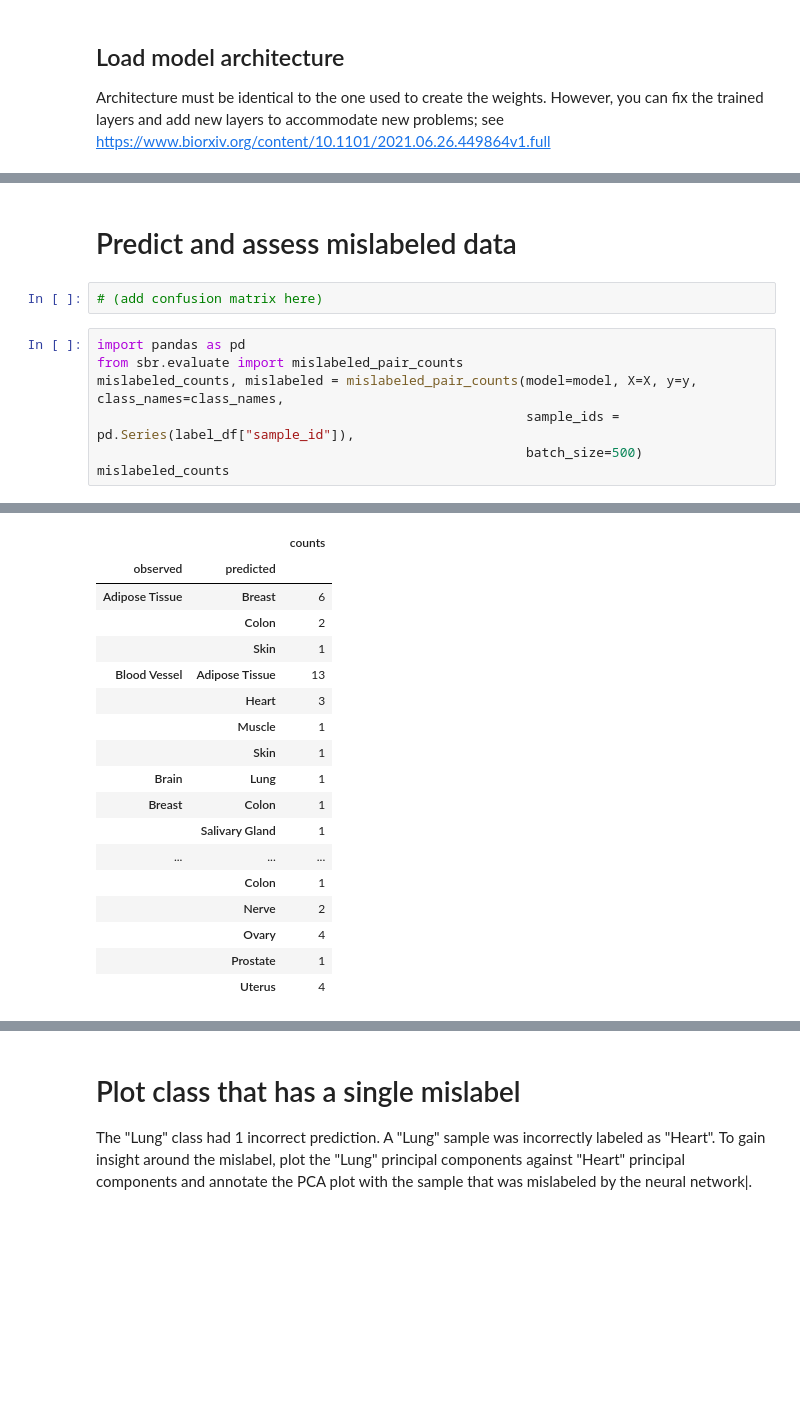
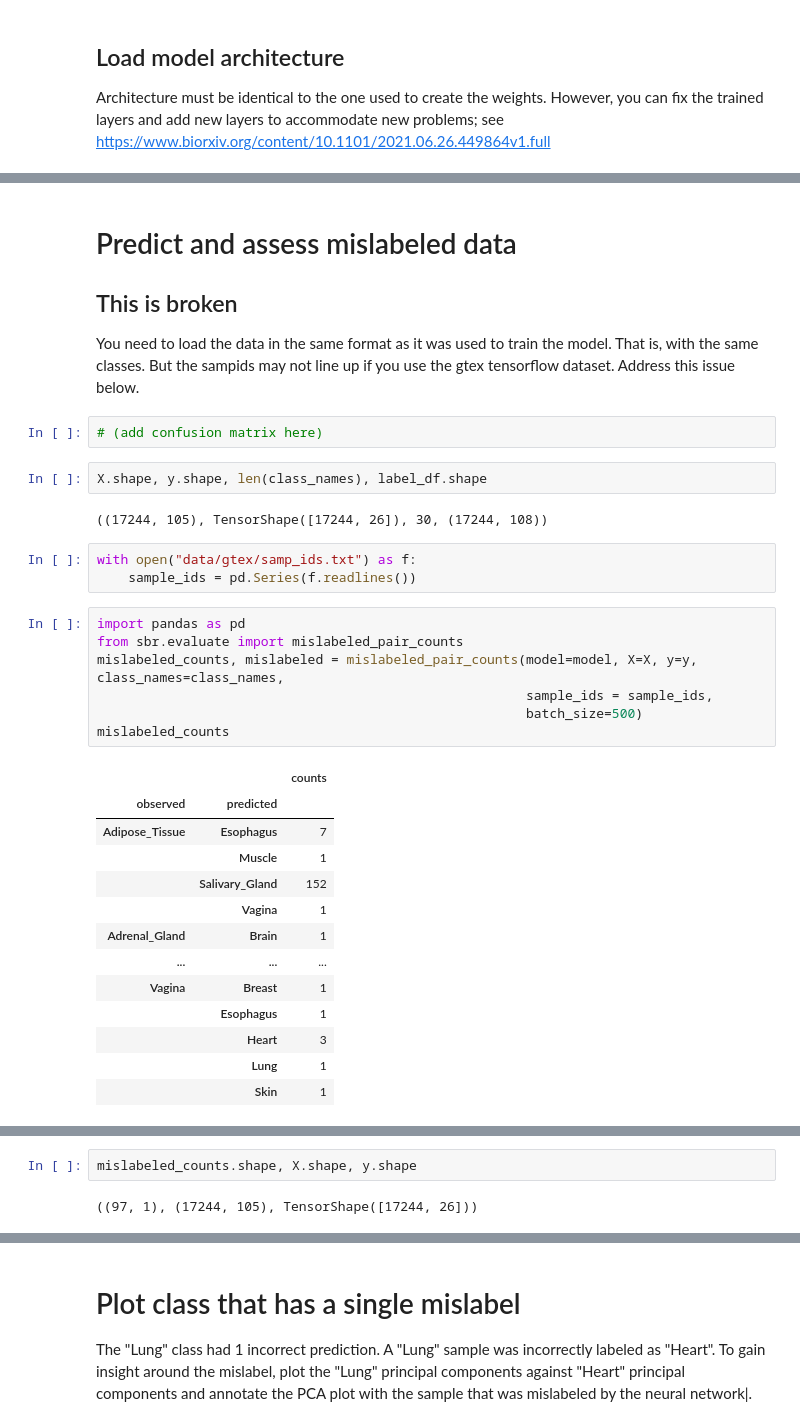
Before and after one commit to krobasky/tiscla, a Jupyter notebook: src/Predication_Pipeline.ipynb, the cells around one changed output, grey strips where cells are left out. Saved outputs shown, nothing was run; the diff lists cells and outputs as text; blank space fills up the shorter version.

```diff
--- a/src/Predication_Pipeline.ipynb
+++ b/src/Predication_Pipeline.ipynb
@@ -87,12 +91,35 @@ X.shape,y.shape
 # %% [markdown]
 # Predict and assess mislabeled data
+
+## This is broken
+You need to load the data in the same format as it was used to train the model. That is, with the same classes. But the sampids may not line up if you use the gtex tensorflow dataset. Address this issue below.
 # %%
 # (add confusion matrix here)
+# %%
+X.shape, y.shape, len(class_names), label_df.shape
+# %% [output]
+((17244, 105), TensorShape([17244, 26]), 30, (17244, 108))
+# %%
+with open("data/gtex/samp_ids.txt") as f:
+    sample_ids = pd.Series(f.readlines())
 # %%
 import pandas as pd
 from sbr.evaluate import mislabeled_pair_counts
 mislabeled_counts, mislabeled = mislabeled_pair_counts(model=model, X=X, y=y, class_names=class_names,
-                                                       sample_ids = pd.Series(label_df["sample_id"]),
+                                                       sample_ids = sample_ids,
                                                        batch_size=500)
 mislabeled_counts
 # %% [output]
+|  |  | counts |
+| observed | predicted |  |
+| Adipose_Tissue | Esophagus | 7 |
+|  | Muscle | 1 |
+|  | Salivary_Gland | 152 |
+|  | Vagina | 1 |
+| Adrenal_Gland | Brain | 1 |
+| ... | ... | ... |
+| Vagina | Breast | 1 |
+|  | Esophagus | 1 |
+|  | Heart | 3 |
+|  | Lung | 1 |
+|  | Skin | 1 |
@@ -101,18 +127,4 @@ mislabeled_counts
-|  |  | counts |
-| observed | predicted |  |
-| Adipose Tissue | Breast | 6 |
-|  | Colon | 2 |
-|  | Skin | 1 |
-| Blood Vessel | Adipose Tissue | 13 |
-|  | Heart | 3 |
-|  | Muscle | 1 |
-|  | Skin | 1 |
-| Brain | Lung | 1 |
-| Breast | Colon | 1 |
-|  | Salivary Gland | 1 |
-| ... | ... | ... |
-|  | Colon | 1 |
-|  | Nerve | 2 |
-|  | Ovary | 4 |
-|  | Prostate | 1 |
-|  | Uterus | 4 |
+# %%
+mislabeled_counts.shape, X.shape, y.shape
+# %% [output]
+((97, 1), (17244, 105), TensorShape([17244, 26]))
```
Also changed, not shown: parts of 15 cells of this notebook, 8 other files.
